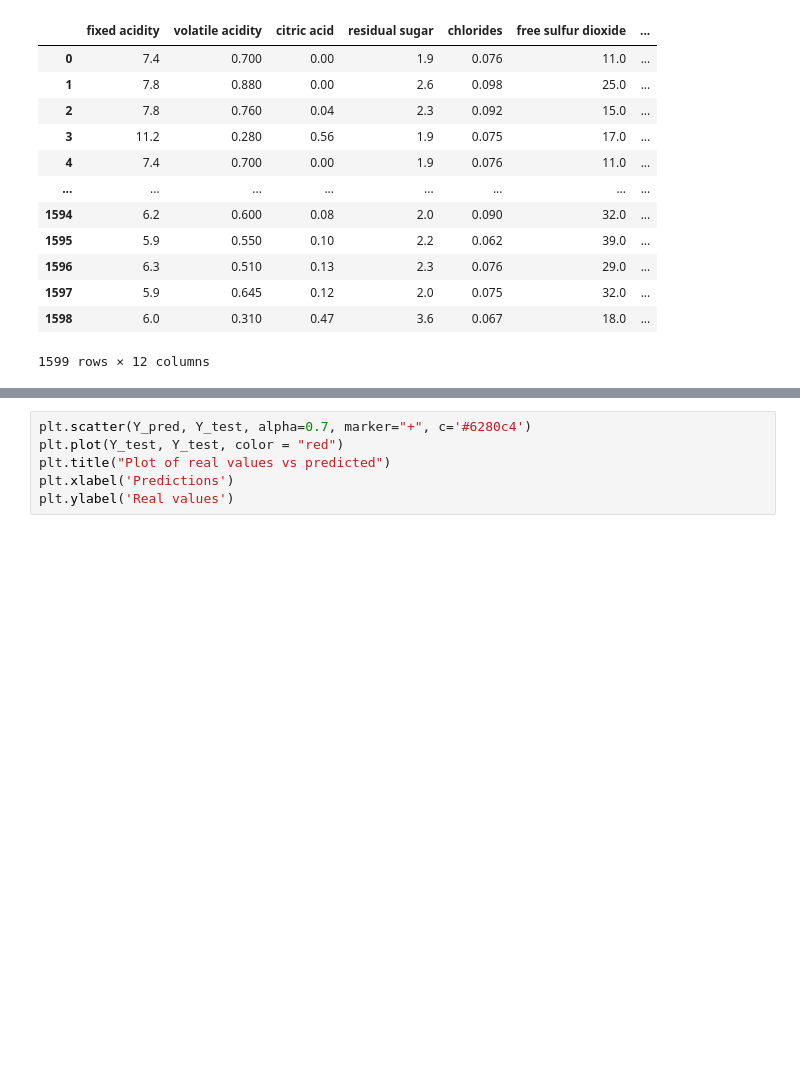
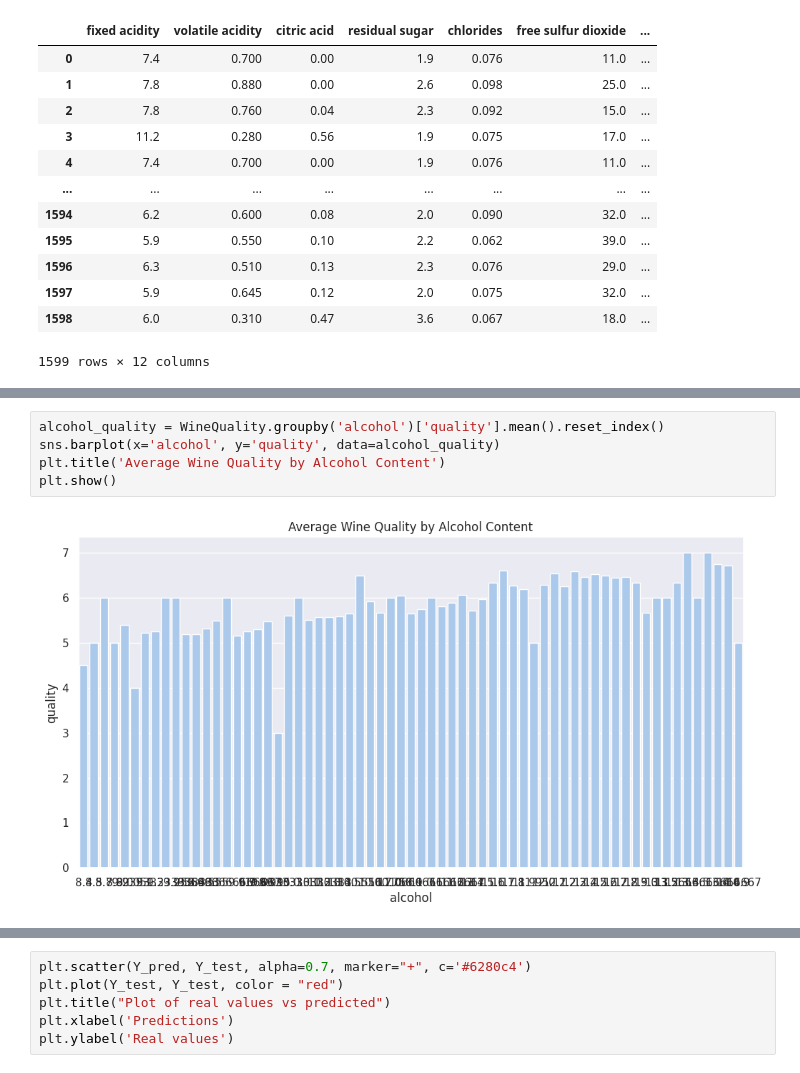
Before and after one commit to VioletKarasik/Colaboratory, a Jupyter notebook: midpwd.ipynb, the cells around one changed output, grey strips where cells are left out. Saved outputs shown, nothing was run; the diff lists cells and outputs as text; blank space fills up the shorter version.

```diff
--- a/midpwd.ipynb
+++ b/midpwd.ipynb
@@ -429,0 +407,7 @@ MAE: 0.4696330928661115
+# %%
+alcohol_quality = WineQuality.groupby('alcohol')['quality'].mean().reset_index()
+sns.barplot(x='alcohol', y='quality', data=alcohol_quality)
+plt.title('Average Wine Quality by Alcohol Content')
+plt.show()
+# %% [output]
+[figure, added]
```
Also changed, not shown: parts of 102 cells of this notebook.
